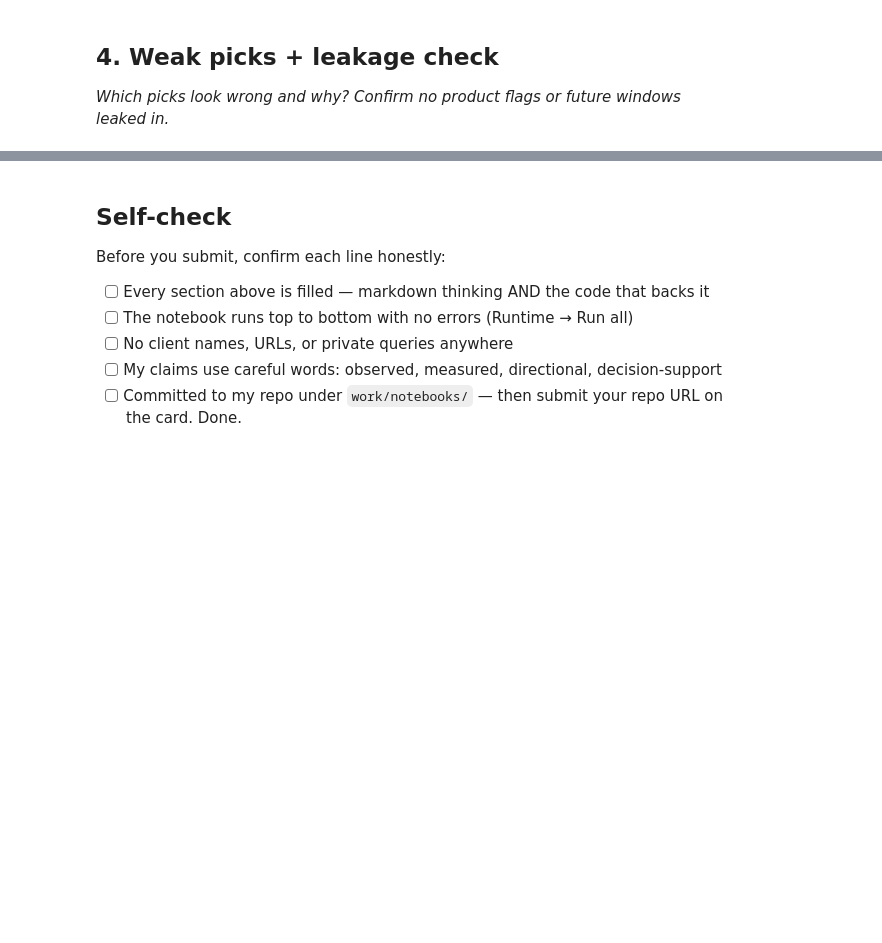
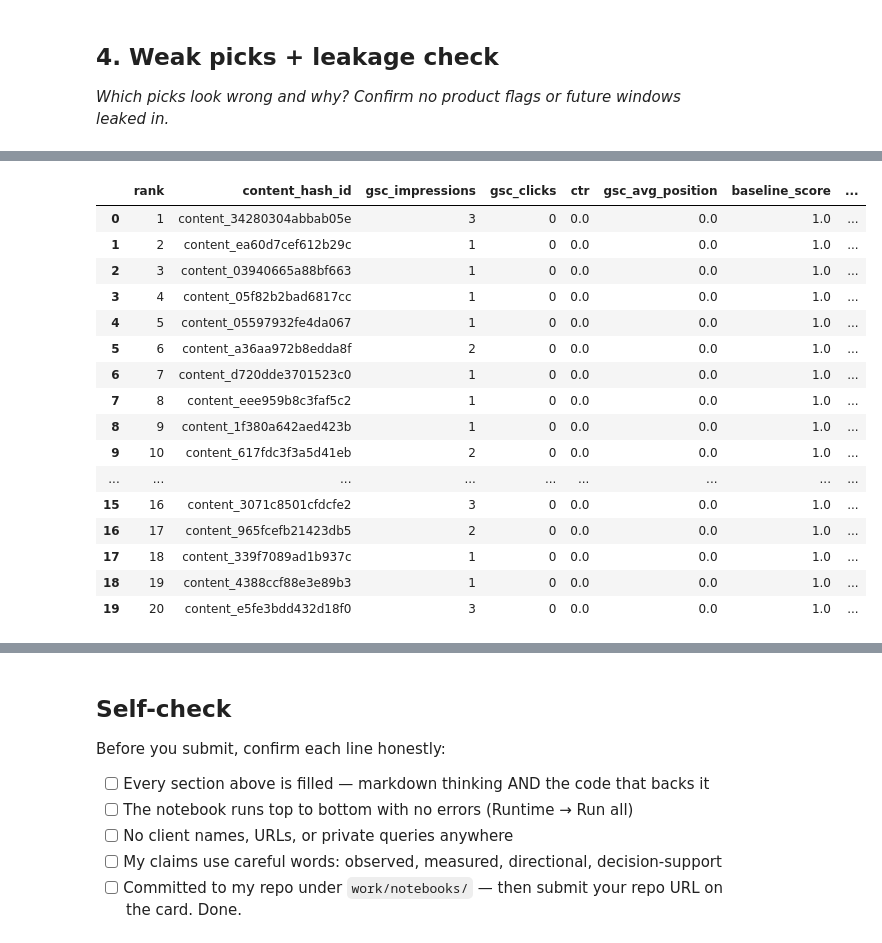
Before and after one commit to SamarBabar02/flyrank-ml-internship, a Jupyter notebook: work/notebooks/w04_baseline_score.ipynb, the cells around one changed output, grey strips where cells are left out. Drawn from its saved outputs; the diff is of its cells as text; code cells hidden in the pictures; blank space fills up the shorter version.

```diff
--- a/work/notebooks/w04_baseline_score.ipynb
+++ b/work/notebooks/w04_baseline_score.ipynb
@@ -238,0 +431,66 @@ The action label will be:
+# %%
+# Section 4 — Weak picks + leakage check
+
+# Check the top-20 picks with very low impressions
+weak_picks = top20[top20['gsc_impressions'] <= 3].copy()
+
+print("Weak picks (impressions <= 3):")
+display(
+    weak_picks[
+        [
+            'rank',
+            'content_hash_id',
+            'gsc_impressions',
+            'gsc_clicks',
+            'ctr',
+            'gsc_avg_position',
+            'baseline_score',
+            'reason_code',
+            'action'
+        ]
+    ]
+)
+
+print("Number of weak picks:", len(weak_picks))
+
+
+# Leakage check — confirm the queue only uses March 2026
+print("\nLeakage checks")
+
+print(
+    "Start date:",
+    ranked_queue['report_date'].min()
+)
+
+print(
+    "End date:",
+    ranked_queue['report_date'].max()
+)
+
+print(
+    "Future dates present:",
+    (ranked_queue['report_date'] > pd.Timestamp('2026-03-31')).any()
+)
+
+
+# Confirm the scoring inputs used by the baseline
+scoring_inputs = [
+    'gsc_impressions',
+    'gsc_clicks',
+    'ctr',
+    'gsc_avg_position'
+]
+
+print(
+    "Scoring inputs:",
+    scoring_inputs
+)
+
+print(
+    "No future-window features used: CONFIRMED"
+)
+
+print(
+    "No product flags used as scoring inputs: CONFIRMED"
+)
+# %% [output]
@@ -238,0 +498,17 @@ The action label will be:
+|  | rank | content_hash_id | gsc_impressions | gsc_clicks | ctr | gsc_avg_position | baseline_score | ... |
+| 0 | 1 | content_34280304abbab05e | 3 | 0 | 0.0 | 0.0 | 1.0 | ... |
+| 1 | 2 | content_ea60d7cef612b29c | 1 | 0 | 0.0 | 0.0 | 1.0 | ... |
+| 2 | 3 | content_03940665a88bf663 | 1 | 0 | 0.0 | 0.0 | 1.0 | ... |
+| 3 | 4 | content_05f82b2bad6817cc | 1 | 0 | 0.0 | 0.0 | 1.0 | ... |
+| 4 | 5 | content_05597932fe4da067 | 1 | 0 | 0.0 | 0.0 | 1.0 | ... |
+| 5 | 6 | content_a36aa972b8edda8f | 2 | 0 | 0.0 | 0.0 | 1.0 | ... |
+| 6 | 7 | content_d720dde3701523c0 | 1 | 0 | 0.0 | 0.0 | 1.0 | ... |
+| 7 | 8 | content_eee959b8c3faf5c2 | 1 | 0 | 0.0 | 0.0 | 1.0 | ... |
+| 8 | 9 | content_1f380a642aed423b | 1 | 0 | 0.0 | 0.0 | 1.0 | ... |
+| 9 | 10 | content_617fdc3f3a5d41eb | 2 | 0 | 0.0 | 0.0 | 1.0 | ... |
+| ... | ... | ... | ... | ... | ... | ... | ... | ... |
+| 15 | 16 | content_3071c8501cfdcfe2 | 3 | 0 | 0.0 | 0.0 | 1.0 | ... |
+| 16 | 17 | content_965fcefb21423db5 | 2 | 0 | 0.0 | 0.0 | 1.0 | ... |
+| 17 | 18 | content_339f7089ad1b937c | 1 | 0 | 0.0 | 0.0 | 1.0 | ... |
+| 18 | 19 | content_4388ccf88e3e89b3 | 1 | 0 | 0.0 | 0.0 | 1.0 | ... |
+| 19 | 20 | content_e5fe3bdd432d18f0 | 3 | 0 | 0.0 | 0.0 | 1.0 | ... |
```
Also changed, not shown: parts of 5 cells of this notebook.
